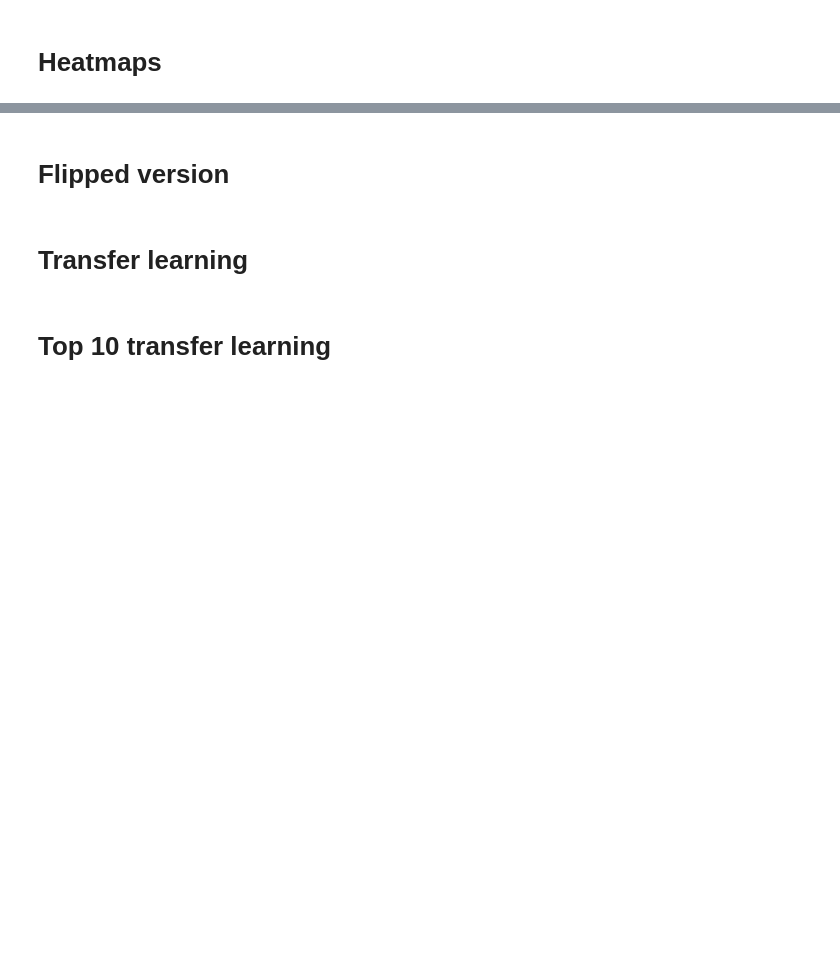
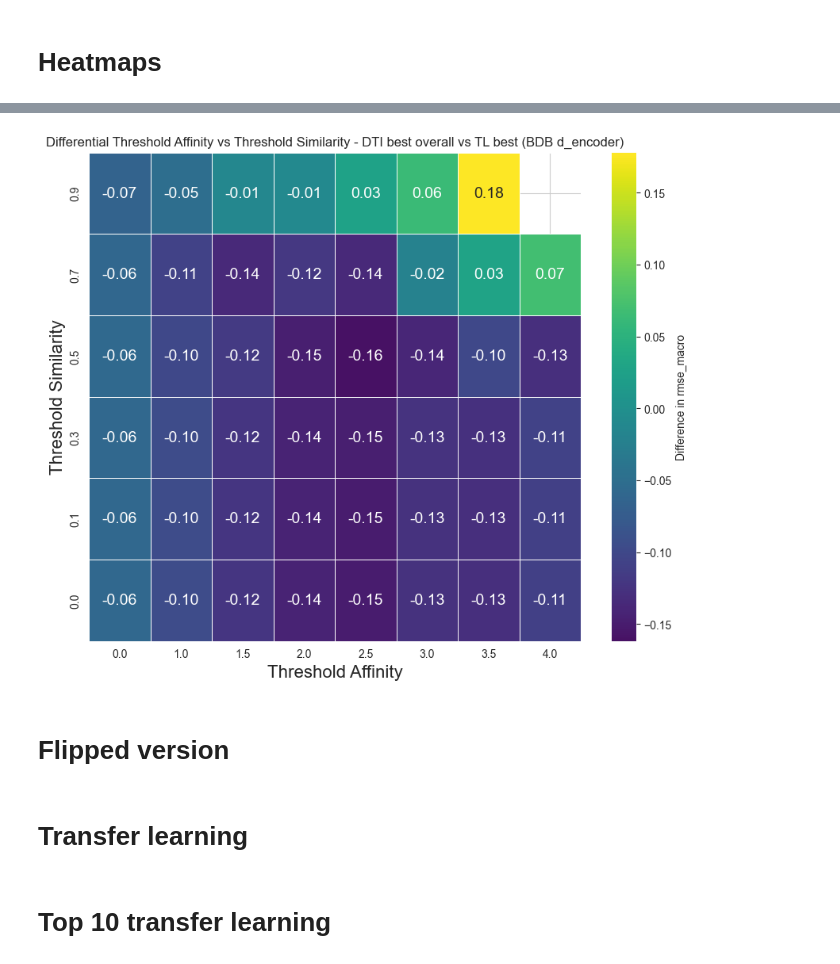
Before and after one commit to reginaib/AC-DTI, a Jupyter notebook: scripts/ds_kiba_postprocess.ipynb, the cells around one changed output, grey strips where cells are left out. Cells and saved outputs as stored; diff of their text form; code cells hidden in the pictures; blank space fills up the shorter version.

```diff
--- a/scripts/ds_kiba_postprocess.ipynb
+++ b/scripts/ds_kiba_postprocess.ipynb
@@ -69,5 +117,7 @@ get_heatmap(results_best_overall, 'rmse_macro', model_name='DTI_best_vary_all')
 # %%
-get_differential_heatmap(results_best_overall, results_best1_w, 'rmse_macro', 'DTI best overall vs TL best')
+get_differential_heatmap(results_best_overall, results, 'rmse_macro', 'DTI best overall vs TL best (BDB d_encoder)')
+# %% [output]
+[figure, added]
 # %% [markdown]
 # Flipped version
 # %%
```
Also changed, not shown: parts of 12 cells of this notebook, 1 other file.
